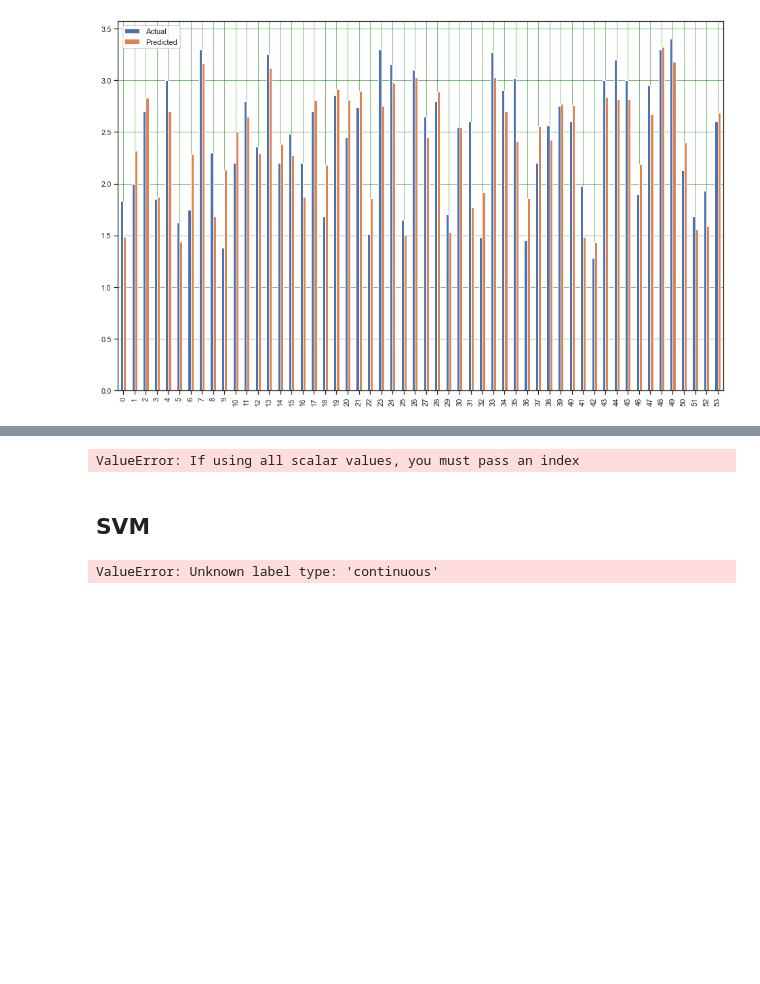
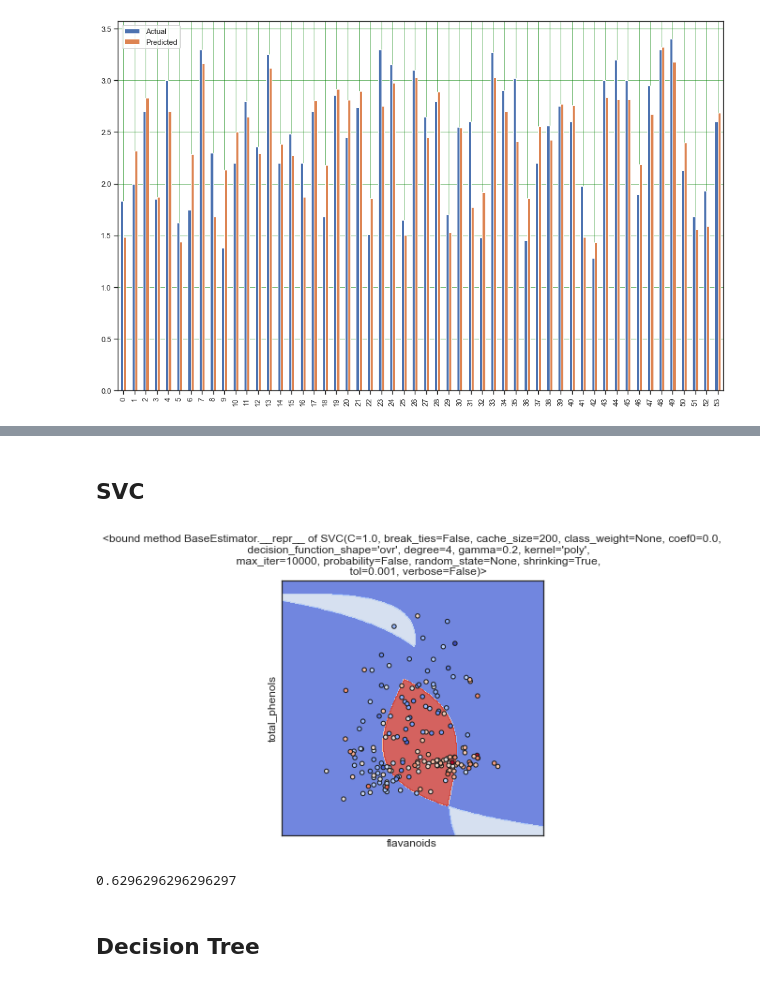
Before and after one commit to shysa/TML, a Jupyter notebook: LAB5/lab5.ipynb, the cells around one changed output, grey strips where cells are left out. Drawn from its saved outputs; the diff is of its cells as text; code cells hidden in the pictures; blank space fills up the shorter version.

```diff
--- a/LAB5/lab5.ipynb
+++ b/LAB5/lab5.ipynb
@@ -171,0 +176,5 @@ plt.show()
+# %% [markdown]
+## SVC
+# %%
+wine_X = wine.data[:, :2]
+wine_y = wine.target
@@ -172,3 +236,19 @@ plt.show()
+# %%
+wine_X_train, wine_X_test, wine_y_train, wine_y_test = train_test_split(wine.data, wine.target,
+                                                                        test_size=0.3, random_state=1)
+# %%
+svc = SVC(C=1.0, max_iter=10000, gamma=0.2, degree=4, kernel="poly").fit(wine_X_train, wine_y_train)
+svc_pred = svc.predict(wine_X_test)
+# %%
+plot_cl(svc)
+# %% [output]
+[figure, added]
+# %%
+accuracy_score(wine_y_test, svc_pred)
+# %% [output]
+0.6296296296296297
+# %% [markdown]
+## Decision Tree
 # %%
 def accuracy_score_for_classes(
     y_true: np.ndarray,
@@ -211,9 +291,3 @@ def print_accuracy_score_for_classes(
         print('Метка \t Accuracy')
     for i in accs:
         print('{} \t {}'.format(i, accs[i]))
-# %%
-print_accuracy_score_for_classes(Y_test, Y_pred)
-# %% [output]
-ValueError: If using all scalar values, you must pass an index
-# %% [markdown]
-## SVM
@@ -275,4 +293,0 @@ def plot_cl(clf):
-# %%
-plot_cl(LinearSVC(C=1.0, max_iter=10000))
-# %% [output]
-ValueError: Unknown label type: 'continuous'
```
Also changed, not shown: parts of 22 cells of this notebook, 9 other files.
